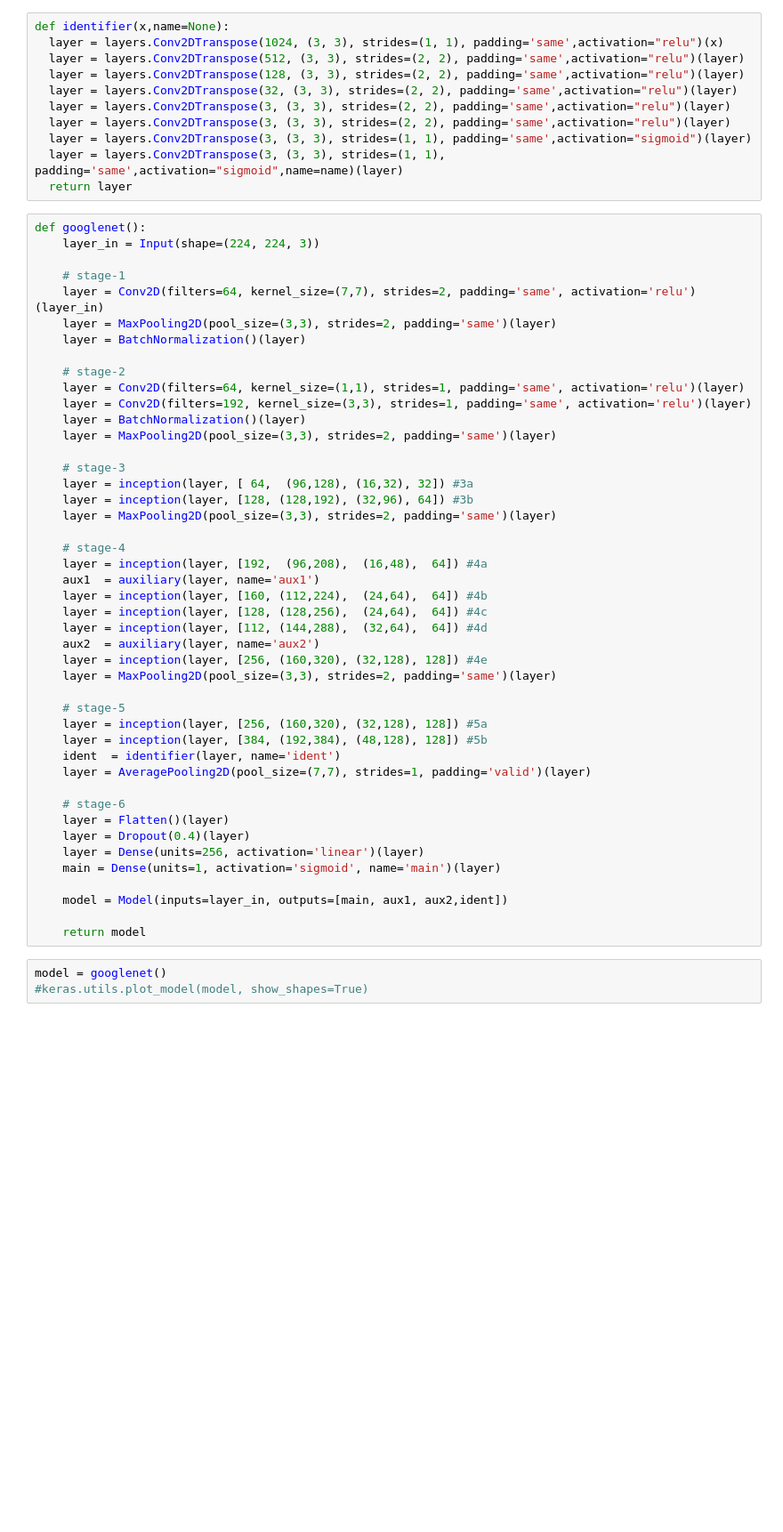
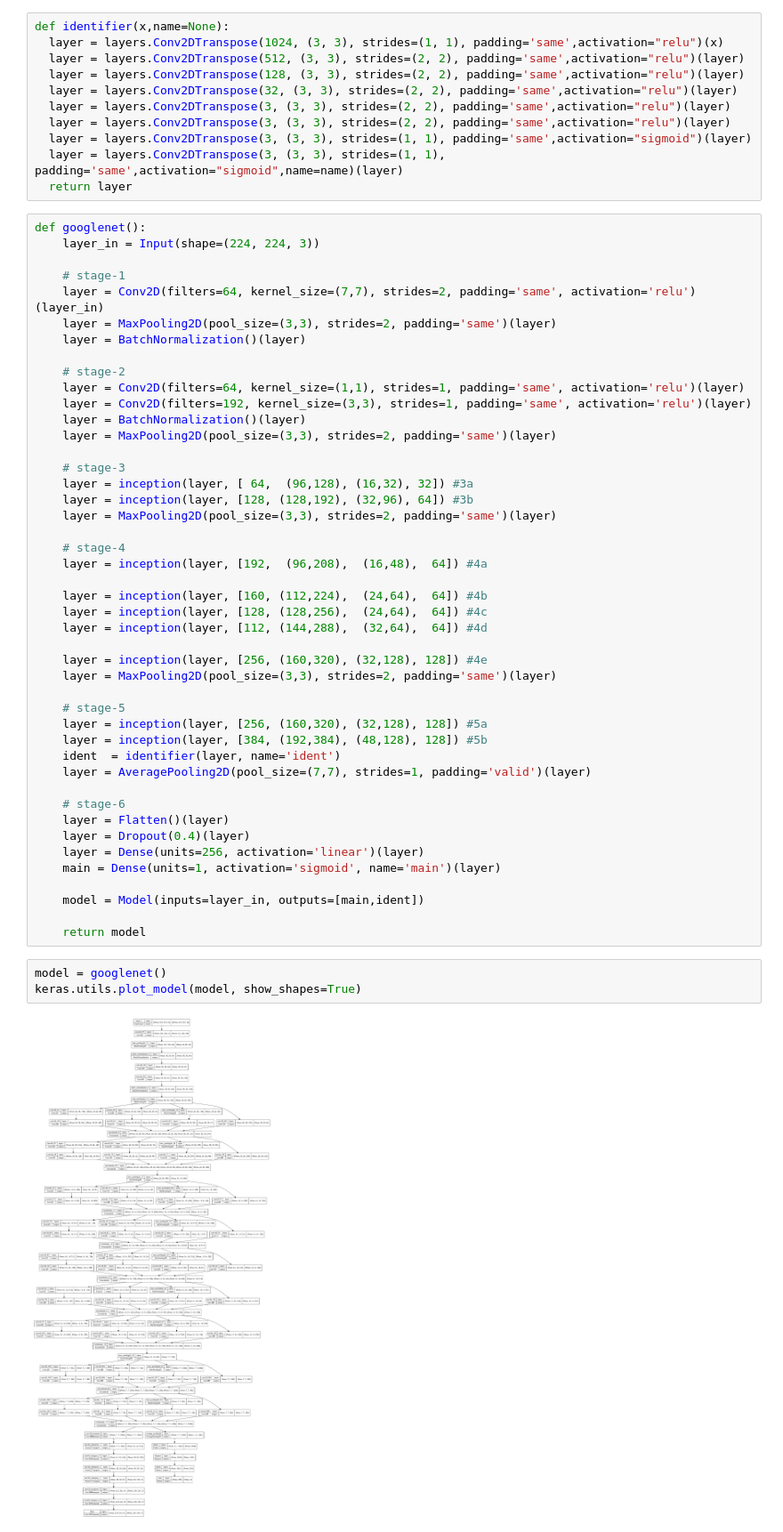
Before and after one commit to MasoudMoeini/Google-Street-View-Images-Blur-Detection, a Jupyter notebook: GoogLeNet_SBDN.ipynb, the cells around one changed output. Shown at 89% size. Drawn from its saved outputs; the diff is of its cells as text; blank space fills up the shorter version.

```diff
--- a/GoogLeNet_SBDN.ipynb
+++ b/GoogLeNet_SBDN.ipynb
@@ -105,11 +105,11 @@ def googlenet():
 
     # stage-4
     layer = inception(layer, [192,  (96,208),  (16,48),  64]) #4a
-    aux1  = auxiliary(layer, name='aux1')
+
     layer = inception(layer, [160, (112,224),  (24,64),  64]) #4b
     layer = inception(layer, [128, (128,256),  (24,64),  64]) #4c
     layer = inception(layer, [112, (144,288),  (32,64),  64]) #4d
-    aux2  = auxiliary(layer, name='aux2')
+
     layer = inception(layer, [256, (160,320), (32,128), 128]) #4e
     layer = MaxPooling2D(pool_size=(3,3), strides=2, padding='same')(layer)
 
@@ -125,9 +125,11 @@ def googlenet():
     layer = Dense(units=256, activation='linear')(layer)
     main = Dense(units=1, activation='sigmoid', name='main')(layer)
 
-    model = Model(inputs=layer_in, outputs=[main, aux1, aux2,ident])
+    model = Model(inputs=layer_in, outputs=[main,ident])
 
     return model
 # %%
 model = googlenet()
-#keras.utils.plot_model(model, show_shapes=True)
+keras.utils.plot_model(model, show_shapes=True)
+# %% [output]
+[figure, added]
```
Also changed, not shown: parts of 18 cells of this notebook.
